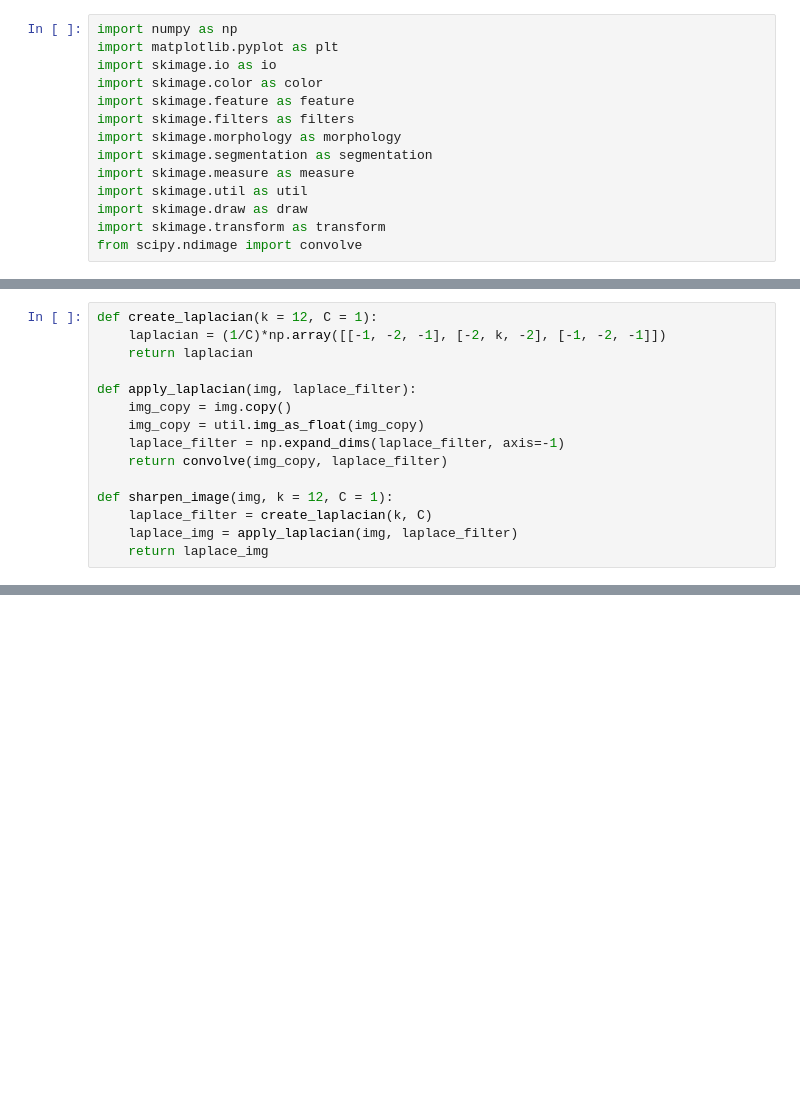
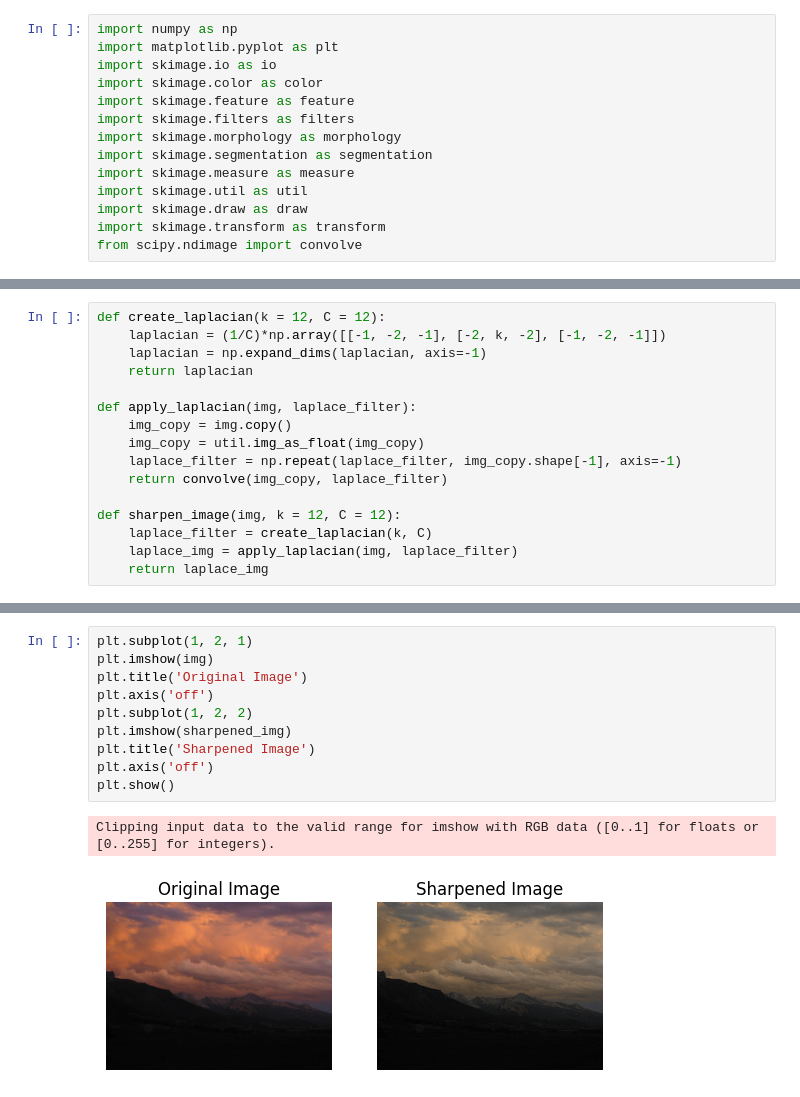
Before and after one commit to HenriqueLefundes/image_shaperning, a Jupyter notebook: Contour.ipynb, the cells around one changed output, grey strips where cells are left out. Saved outputs shown, nothing was run; the diff lists cells and outputs as text; blank space fills up the shorter version.

```diff
--- a/Contour.ipynb
+++ b/Contour.ipynb
@@ -37,15 +37,16 @@ plt.imshow(img)
 # %%
-def create_laplacian(k = 12, C = 1):
+def create_laplacian(k = 12, C = 12):
     laplacian = (1/C)*np.array([[-1, -2, -1], [-2, k, -2], [-1, -2, -1]])
+    laplacian = np.expand_dims(laplacian, axis=-1)
     return laplacian
 
 def apply_laplacian(img, laplace_filter):
     img_copy = img.copy()
     img_copy = util.img_as_float(img_copy)
-    laplace_filter = np.expand_dims(laplace_filter, axis=-1)
+    laplace_filter = np.repeat(laplace_filter, img_copy.shape[-1], axis=-1)
     return convolve(img_copy, laplace_filter)
 
-def sharpen_image(img, k = 12, C = 1):
+def sharpen_image(img, k = 12, C = 12):
     laplace_filter = create_laplacian(k, C)
     laplace_img = apply_laplacian(img, laplace_filter)
     return laplace_img
@@ -64,0 +66,13 @@ Clipping input data to the valid range for imshow with RGB data ([0..1] for floa
+# %%
+plt.subplot(1, 2, 1)
+plt.imshow(img)
+plt.title('Original Image')
+plt.axis('off')
+plt.subplot(1, 2, 2)
+plt.imshow(sharpened_img)
+plt.title('Sharpened Image')
+plt.axis('off')
+plt.show()
+# %% [output]
+Clipping input data to the valid range for imshow with RGB data ([0..1] for floats or [0..255] for integers).
+[figure, added]
```
Also changed, not shown: parts of 2 cells of this notebook.
